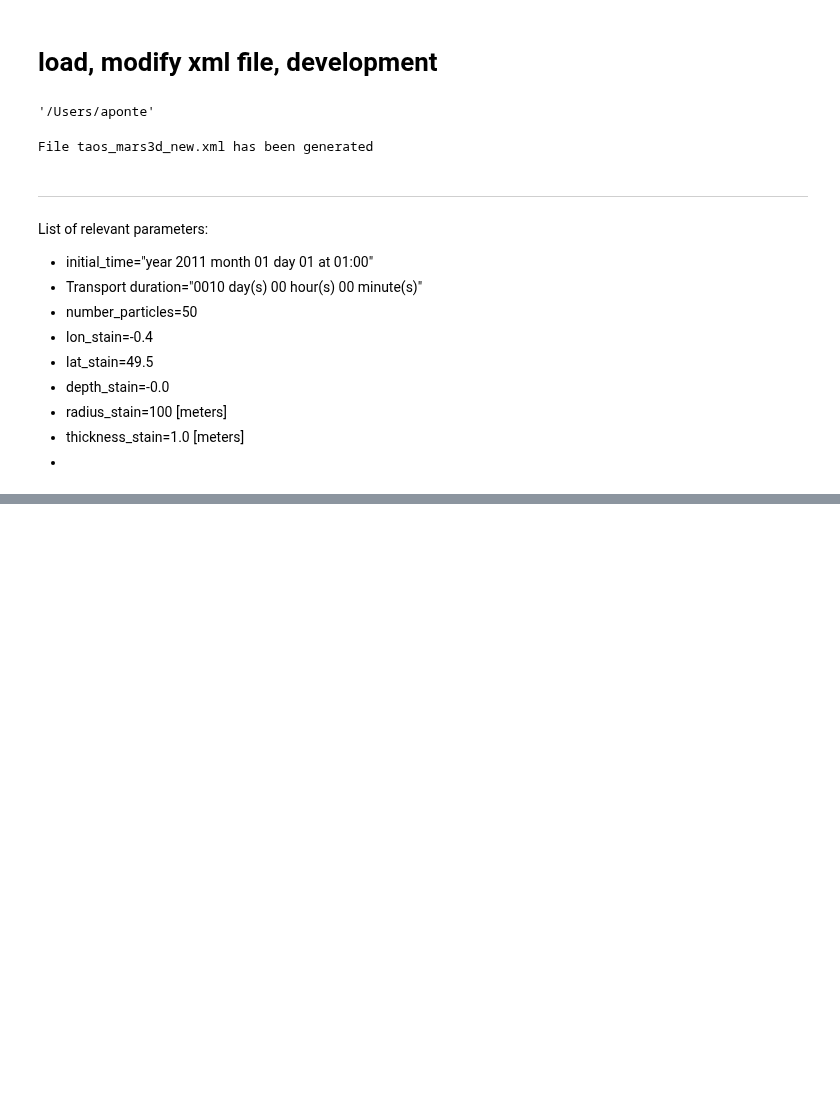
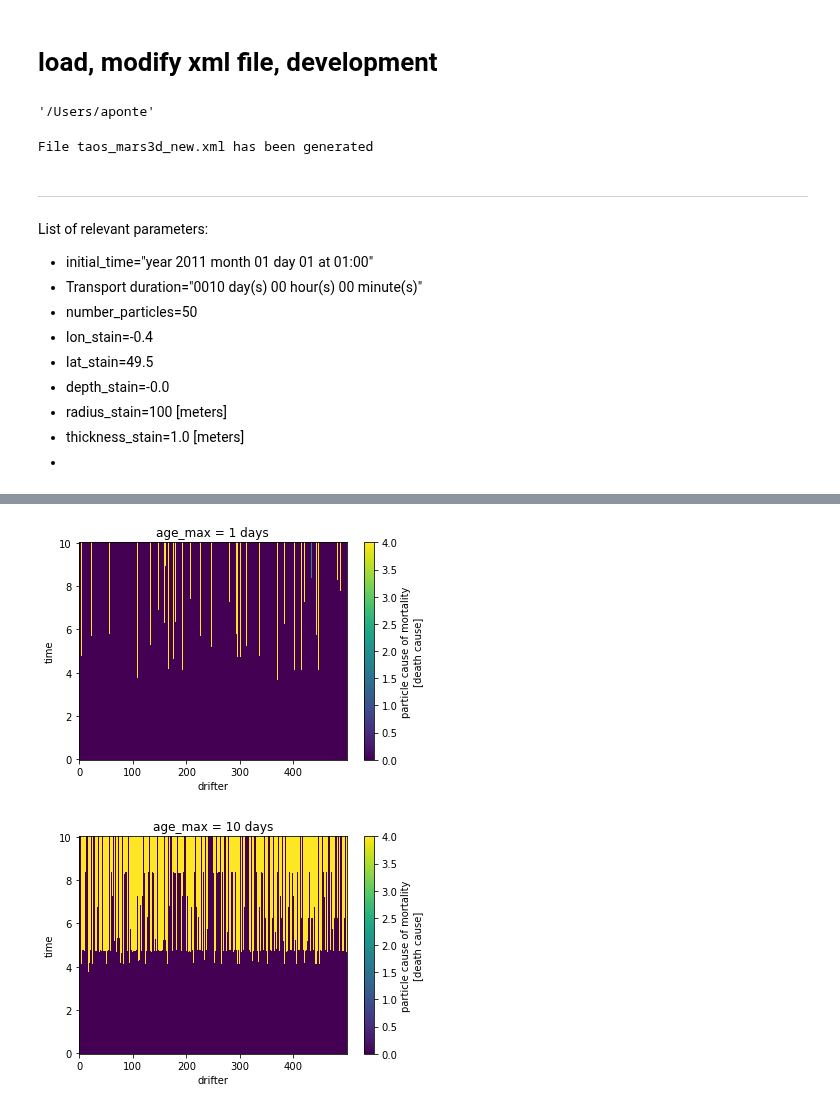
Before and after one commit to apatlpo/taos, a Jupyter notebook: drifters/dev.ipynb, the cells around one changed output, grey strips where cells are left out. Saved outputs shown, nothing was run; the diff lists cells and outputs as text; code cells hidden in the pictures; blank space fills up the shorter version.

```diff
--- a/drifters/dev.ipynb
+++ b/drifters/dev.ipynb
@@ -107,0 +216,8 @@ File cfg.xml has been generated
+# %%
+for a, dsr in D.items():
+    plt.figure()
+    dsr.mortality.plot() #(vmin=-30, vmax=1)
+    plt.title("age_max = {} days".format(a))
+# %% [output]
+[figure, added]
+[figure, added]
```
Also changed, not shown: parts of 14 cells of this notebook, 4 other files.
